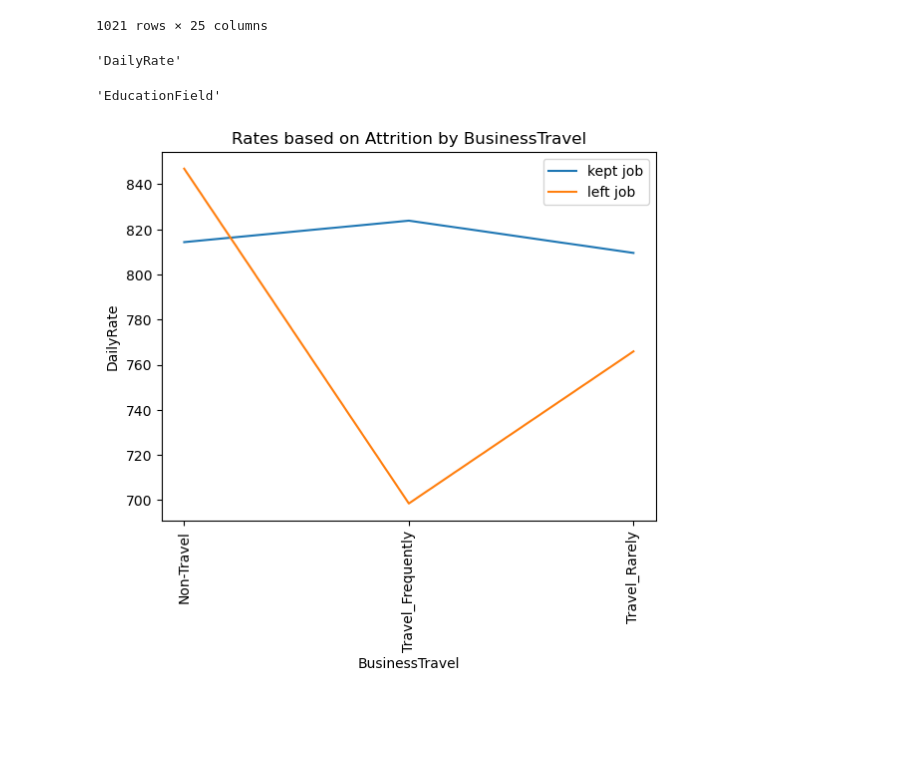
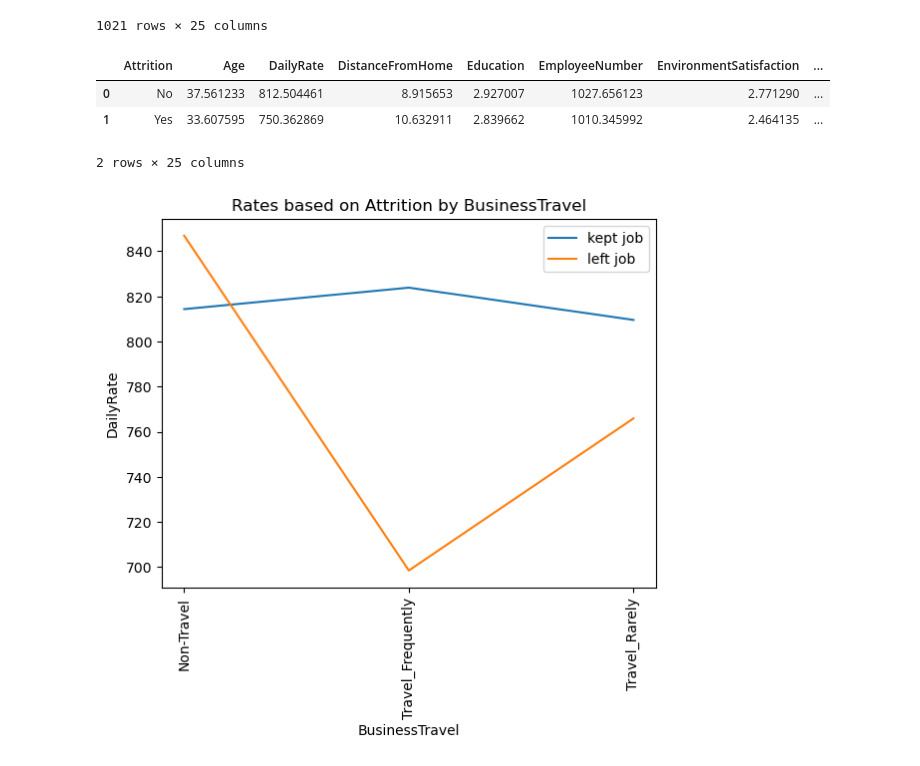
Before and after one commit to Jeff-Wince/GroupProj_Aakash_Jeff_Sonila_Stephanie, a Jupyter notebook: functions.ipynb, the cells around one changed output. Saved outputs shown, nothing was run; the diff lists cells and outputs as text; code cells hidden in the pictures; blank space fills up the shorter version.

```diff
--- a/functions.ipynb
+++ b/functions.ipynb
@@ -303,14 +274,15 @@ def categorical_linegraph(num , y):
 
     except:
         print("An exception occured with mismatching x and y values")
-# %%
-df_col[3]
-# %% [output]
-'DailyRate'
-# %%
-cat[3]
-# %% [output]
-'EducationField'
+# %%
+edu_means = df.groupby("Attrition").mean()
+edu_means = edu_means.reset_index()
+edu_means
+# %% [output]
+|  | Attrition | Age | DailyRate | DistanceFromHome | Education | EmployeeNumber | EnvironmentSatisfaction | ... |
+| 0 | No | 37.561233 | 812.504461 | 8.915653 | 2.927007 | 1027.656123 | 2.771290 | ... |
+| 1 | Yes | 33.607595 | 750.362869 | 10.632911 | 2.839662 | 1010.345992 | 2.464135 | ... |
+2 rows × 25 columns
 # %%
 categorical_linegraph(1,2)
 # %% [output]
```
Also changed, not shown: parts of 6 cells of this notebook, 4 other files.
